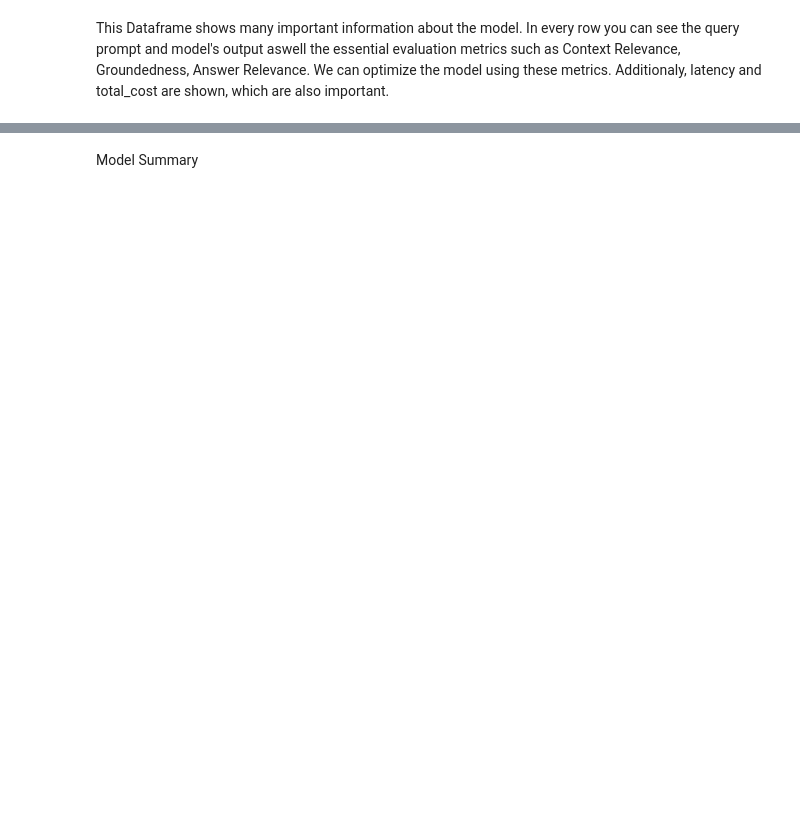
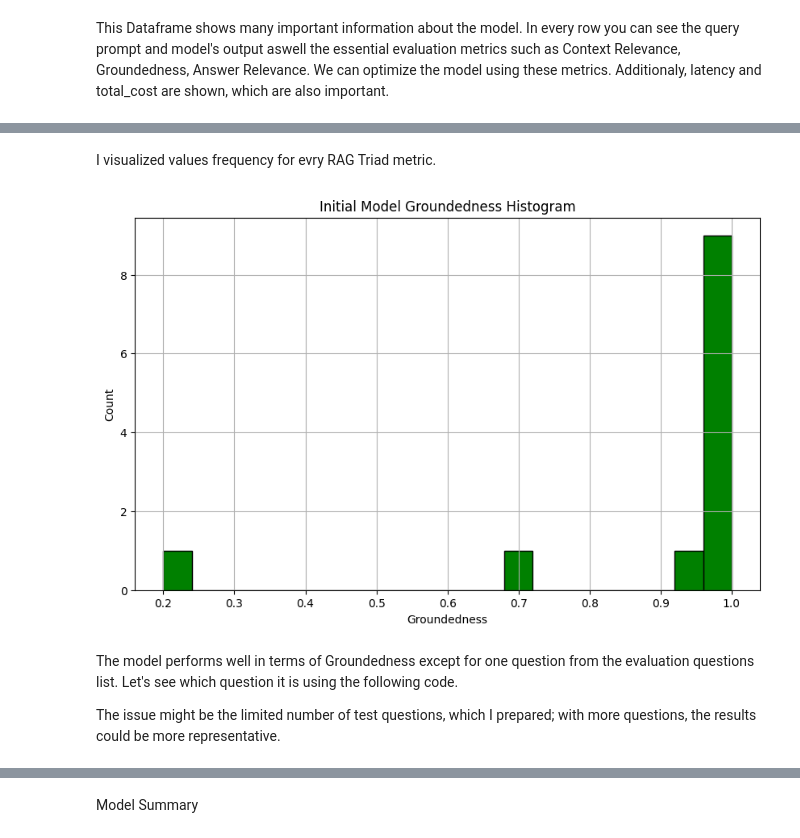
Before and after one commit to Micz26/Mikolaj-Czachorowski-Machine-Learning-Summer-Trainee, a Jupyter notebook: notebooks/model_validation.ipynb, the cells around one changed output, grey strips where cells are left out. Drawn from its saved outputs; the diff is of its cells as text; code cells hidden in the pictures; blank space fills up the shorter version.

Commit message:
plots

```diff
--- a/notebooks/model_validation.ipynb
+++ b/notebooks/model_validation.ipynb
@@ -111,7 +98,7 @@ with tru_recorder as recording:
     for question in eval_questions:
         response = model1.engine.query(question)
 # %%
-records, feedback = tru.get_records_and_feedback(app_ids=[])
+records1, feedback = tru.get_records_and_feedback(app_ids=[])
 # %% [markdown]
 This Dataframe shows many important information about the model. In every row you can see the query prompt and model's output aswell the essential evaluation metrics such as Context Relevance, Groundedness, Answer Relevance. We can optimize the model using these metrics. Additionaly, latency and total_cost are shown, which are also important.
 # %%
@@ -125,0 +113,10 @@ records.head()
+# %% [markdown]
+I visualized values frequency for evry RAG Triad metric.
+# %%
+score_histogram(records1, 'Groundedness', 'Initial Model')
+# %% [output]
+[figure, added]
+# %% [markdown]
+The model performs well in terms of Groundedness except for one question from the evaluation questions list. Let's see which question it is using the following code.
+
+The issue might be the limited number of test questions, which I prepared; with more questions, the results could be more representative.
```
Also changed, not shown: parts of 41 cells of this notebook, 1 other file.
